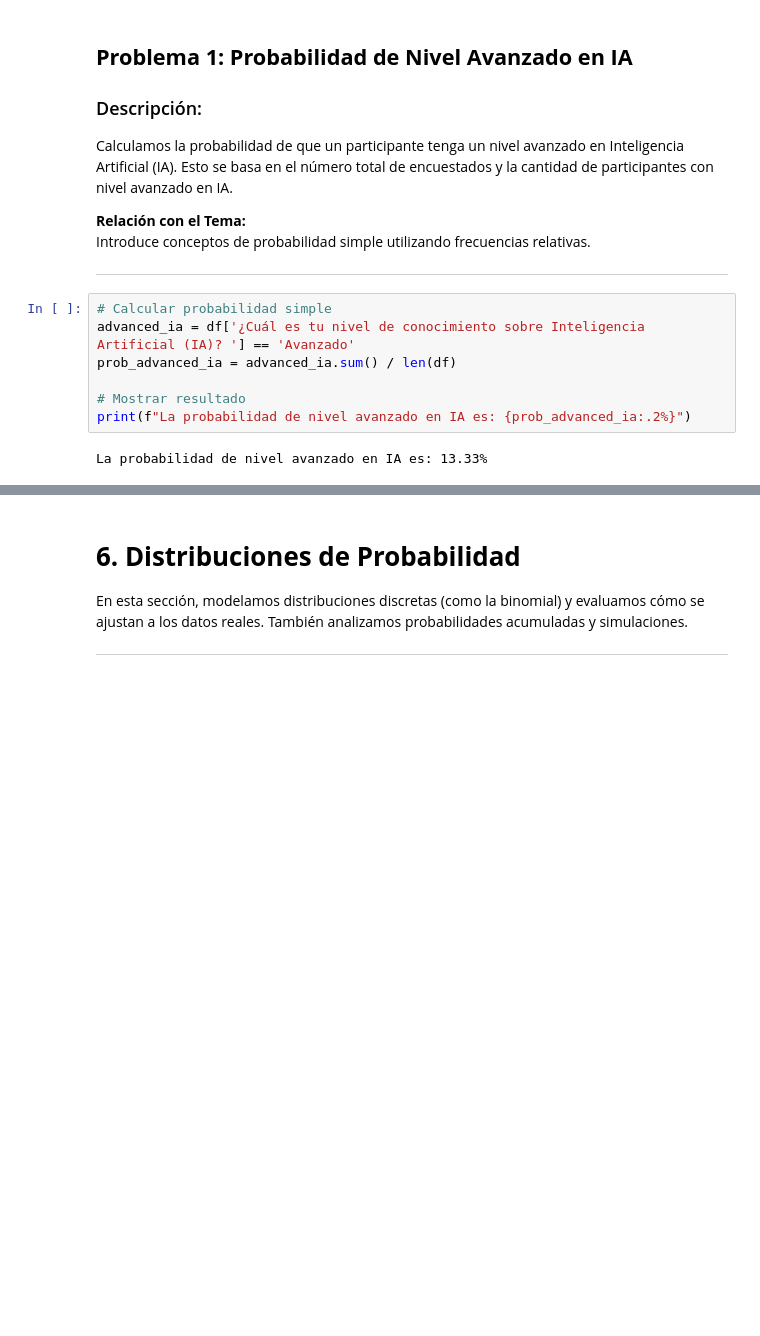
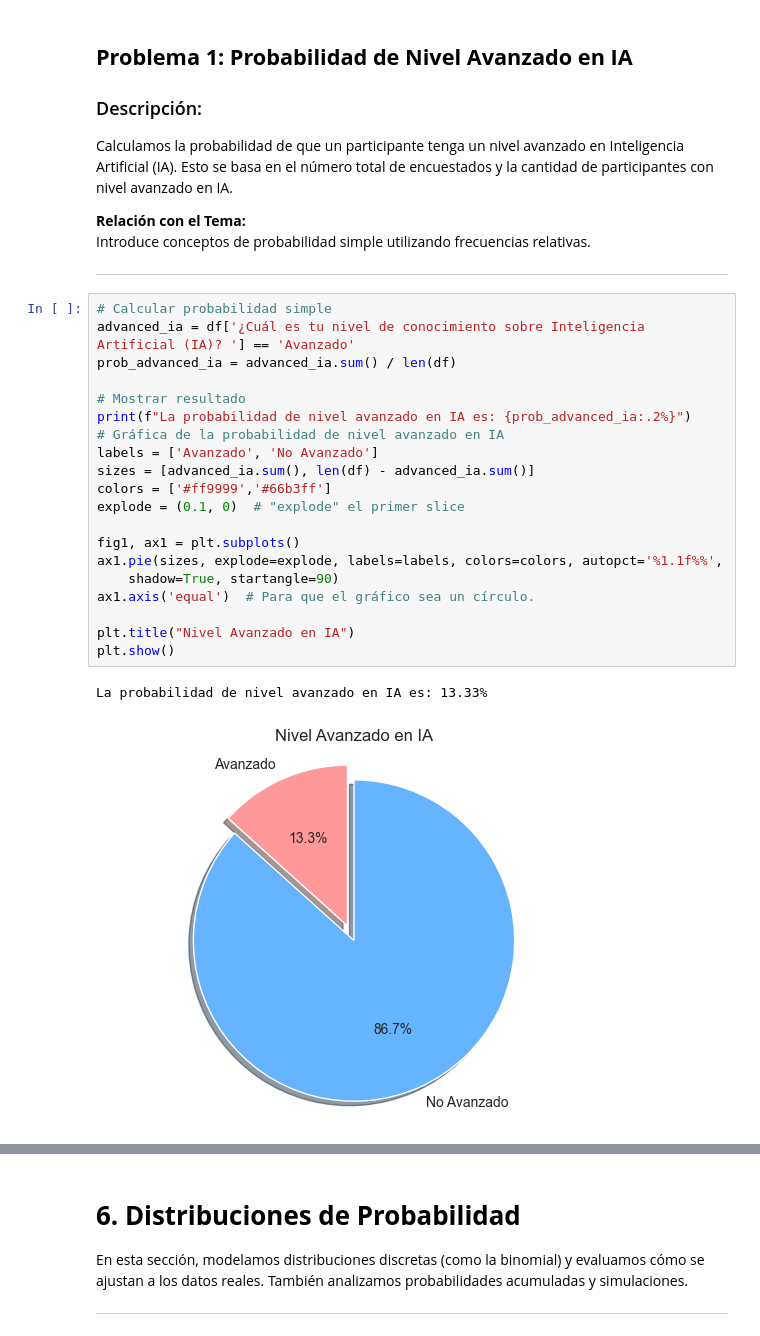
Before and after one commit to IrvinngB/Examen-Estadistica, a Jupyter notebook: Probabilidad.ipynb, the cells around one changed output, grey strips where cells are left out. Cells and saved outputs as stored; diff of their text form; blank space fills up the shorter version.

```diff
--- a/Probabilidad.ipynb
+++ b/Probabilidad.ipynb
@@ -45,9 +45,23 @@ Introduce conceptos de probabilidad simple utilizando frecuencias relativas.
 # %%
 # Calcular probabilidad simple
 advanced_ia = df['¿Cuál es tu nivel de conocimiento sobre Inteligencia Artificial (IA)? '] == 'Avanzado'
 prob_advanced_ia = advanced_ia.sum() / len(df)
 
 # Mostrar resultado
 print(f"La probabilidad de nivel avanzado en IA es: {prob_advanced_ia:.2%}")
+# Gráfica de la probabilidad de nivel avanzado en IA
+labels = ['Avanzado', 'No Avanzado']
+sizes = [advanced_ia.sum(), len(df) - advanced_ia.sum()]
+colors = ['#ff9999','#66b3ff']
+explode = (0.1, 0)  # "explode" el primer slice
+
+fig1, ax1 = plt.subplots()
+ax1.pie(sizes, explode=explode, labels=labels, colors=colors, autopct='%1.1f%%',
+    shadow=True, startangle=90)
+ax1.axis('equal')  # Para que el gráfico sea un círculo.
+
+plt.title("Nivel Avanzado en IA")
+plt.show()
 # %% [output]
 La probabilidad de nivel avanzado en IA es: 13.33%
+[figure, added]
```
Also changed, not shown: parts of 14 cells of this notebook, 3 other files.
